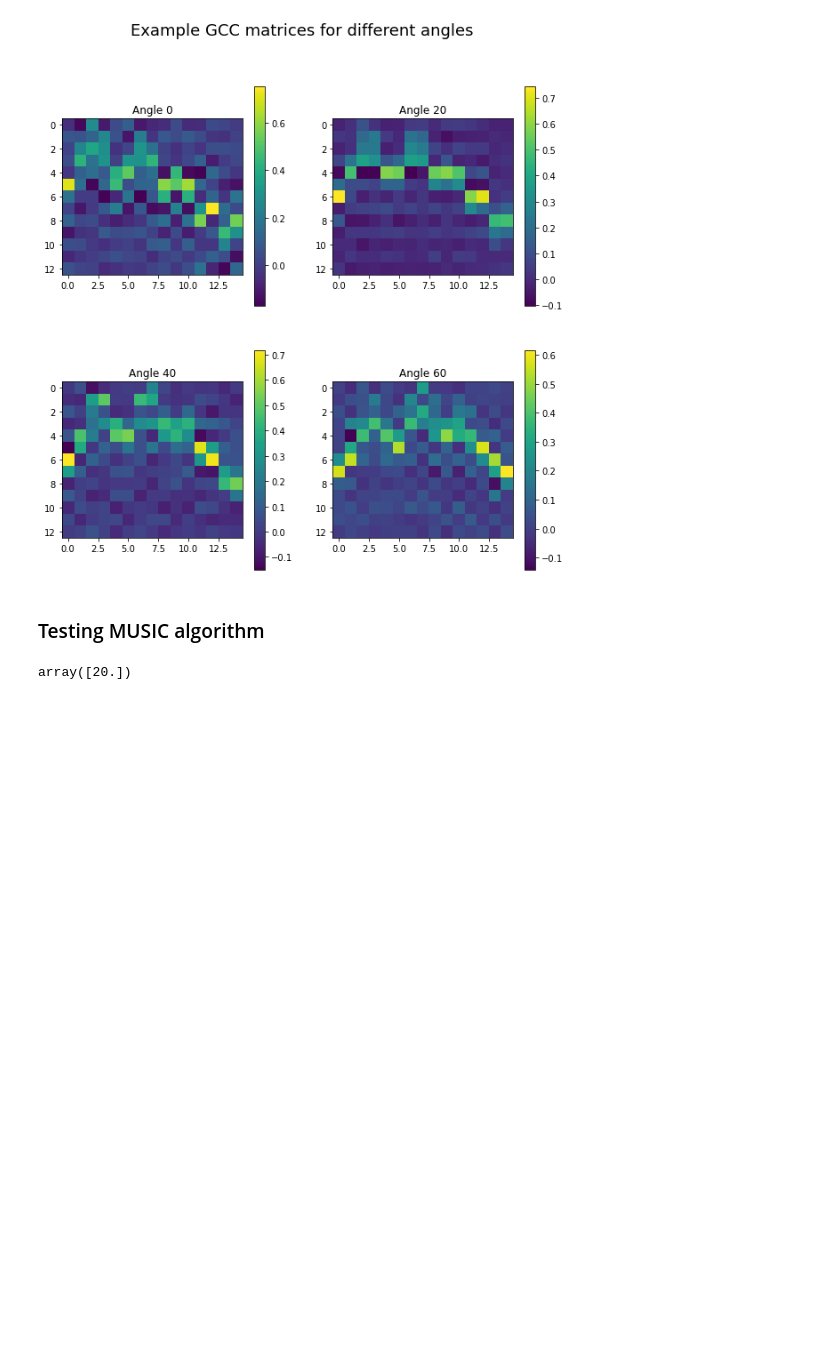
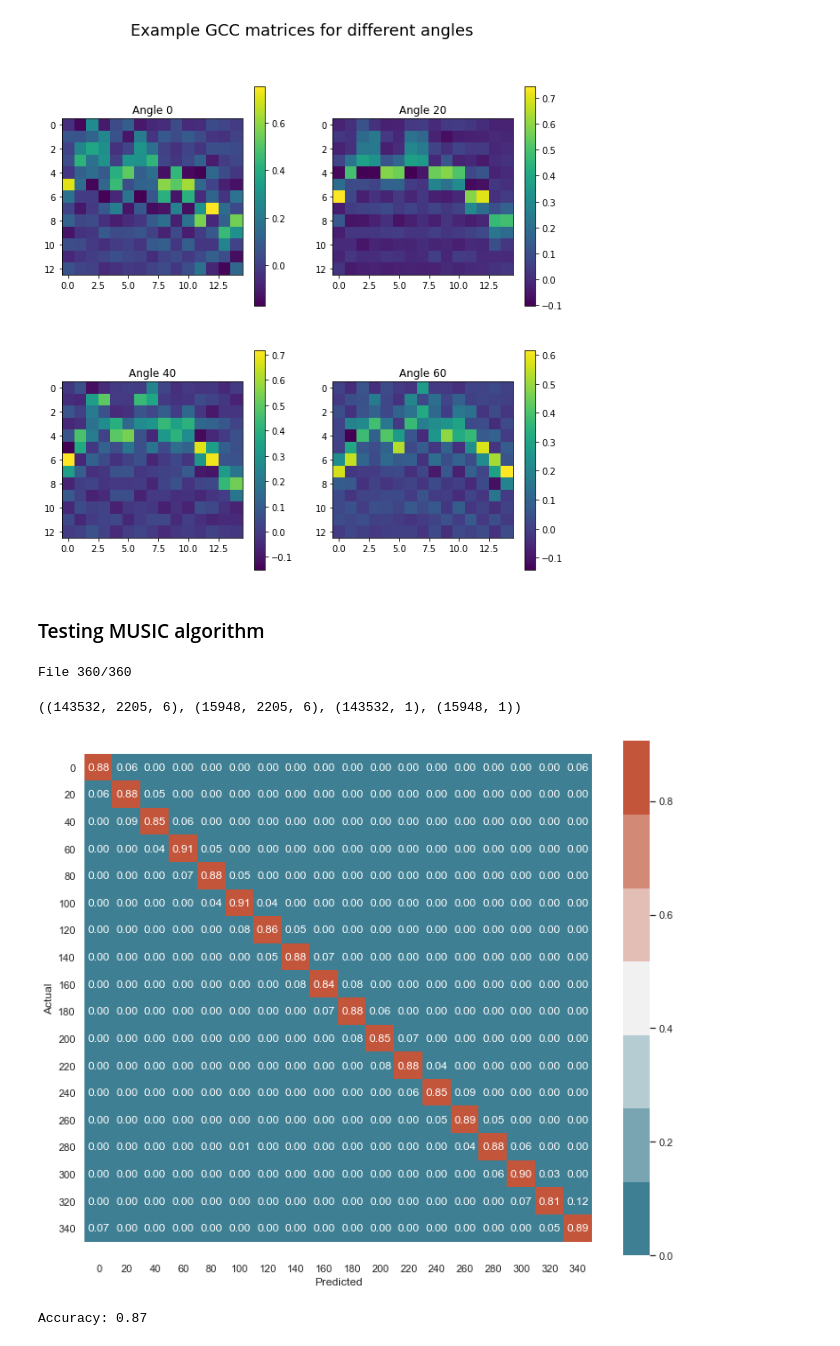
Before and after one commit to thomson008/MEng-project, a Jupyter notebook: Jupyter Notebooks/CNN_DOA.ipynb, the cells around one changed output. Cells and saved outputs as stored; diff of their text form; code cells hidden in the pictures; blank space fills up the shorter version.

Commit message:
Plot confusion matrix and report accuracy

```diff
--- a/Jupyter Notebooks/CNN_DOA.ipynb
+++ b/Jupyter Notebooks/CNN_DOA.ipynb
@@ -24,0 +34,9 @@ from sklearn.preprocessing import RobustScaler, OneHotEncoder, StandardScaler
+# %%
+# Label resolution of classification
+RESOLUTION = 20
+
+# Number of samples to include while creating one ML feature
+SAMPLES = 2205
+
+# Determines the overlap of samples between consecutive features
+STEP = 1500
@@ -359,7 +391,7 @@ def create_ml_dataset(dataset, encoder):
     return X_trn, y_trn, X_tst, y_tst
 # %%
 encoder = OneHotEncoder(handle_unknown='ignore', sparse=False)
-dataset = create_whole_dataset(samples=2205, step=1500, resolution=20)
+dataset = create_whole_dataset(samples=SAMPLES, step=STEP, resolution=RESOLUTION)
 
 X_train, y_train, X_test, y_test = create_ml_dataset(dataset, encoder)
 
@@ -398,22 +430,9 @@ for i, label in enumerate(np.unique(angle_labels)[:4]):
 [figure]
 # %% [markdown]
 ### Testing MUSIC algorithm
-# %%
-fs, wav_signals = wavfile.read('../training_data/audio/angle_23_CantinaBand3.wav')
-wav_signals.shape
-
-x = wav_signals[-2205:]
-L = 256
-hop = L // 2
-X = stft.analysis(x, L, hop)
-X = np.transpose(X, axes=[2, 1, 0])
-
-mic_center = [2, 2]
-mic_radius = 0.045
-R = pra.circular_2D_array(center=mic_center, M=6, phi0=0, radius=mic_radius)
-
-doa = pra.doa.MUSIC(R, fs, L, n_grid=18)
-doa.locate_sources(X, freq_bins=np.arange(20, 40))
-np.rad2deg(doa.azimuth_recon)
-# %% [output]
-array([20.])
+# %%
+X_trn, y_trn, X_tst, y_tst = create_whole_dataset(samples=SAMPLES, step=STEP, resolution=RESOLUTION)
+np.shape(X_trn), np.shape(X_tst), np.shape(y_trn), np.shape(y_tst)
+# %% [output]
+File 360/360
+((143532, 2205, 6), (15948, 2205, 6), (143532, 1), (15948, 1))
@@ -419,0 +474,17 @@ array([20.])
+# %%
+# Get sampling frequency
+fs, _ = wavfile.read('../training_data/audio/angle_0_CantinaBand3.wav')
+
+# Create STFT features
+test_features = [compute_stft_matrix(x) for x in X_tst]
+
+# Run MUSIC predictions for STFT features
+pred_labels = np.array([get_music_prediction(feature, fs=fs) for feature in test_features])
+
+# Plot confusion matrix and report accuracy
+plot_cm(y_tst, pred_labels, np.unique(y_trn))
+accuracy = accuracy_score(y_tst, pred_labels)
+print(f'Accuracy: {round(accuracy, 2)}')
+# %% [output]
+[figure, added]
+Accuracy: 0.87
```
Also changed, not shown: parts of 7 cells of this notebook.
